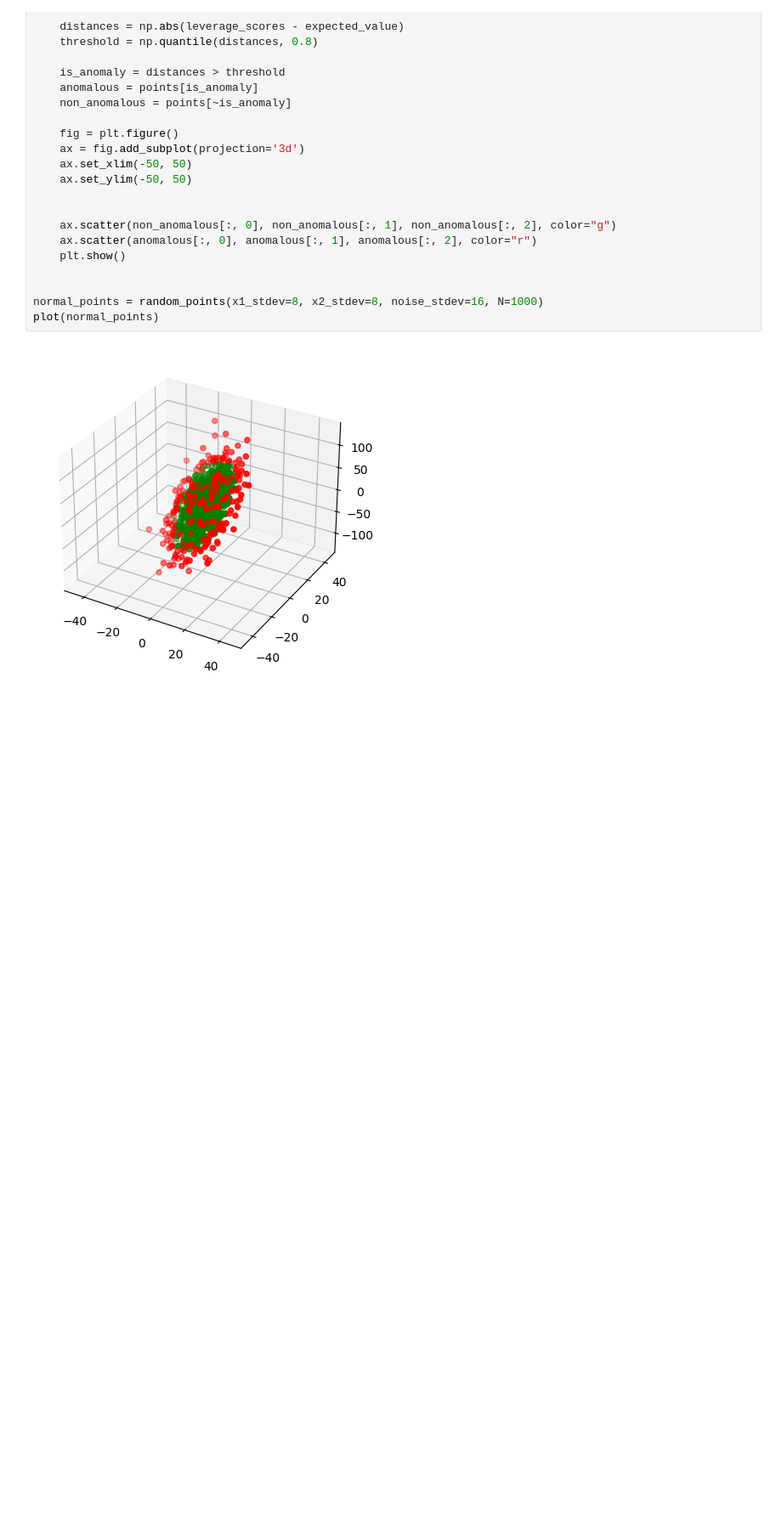
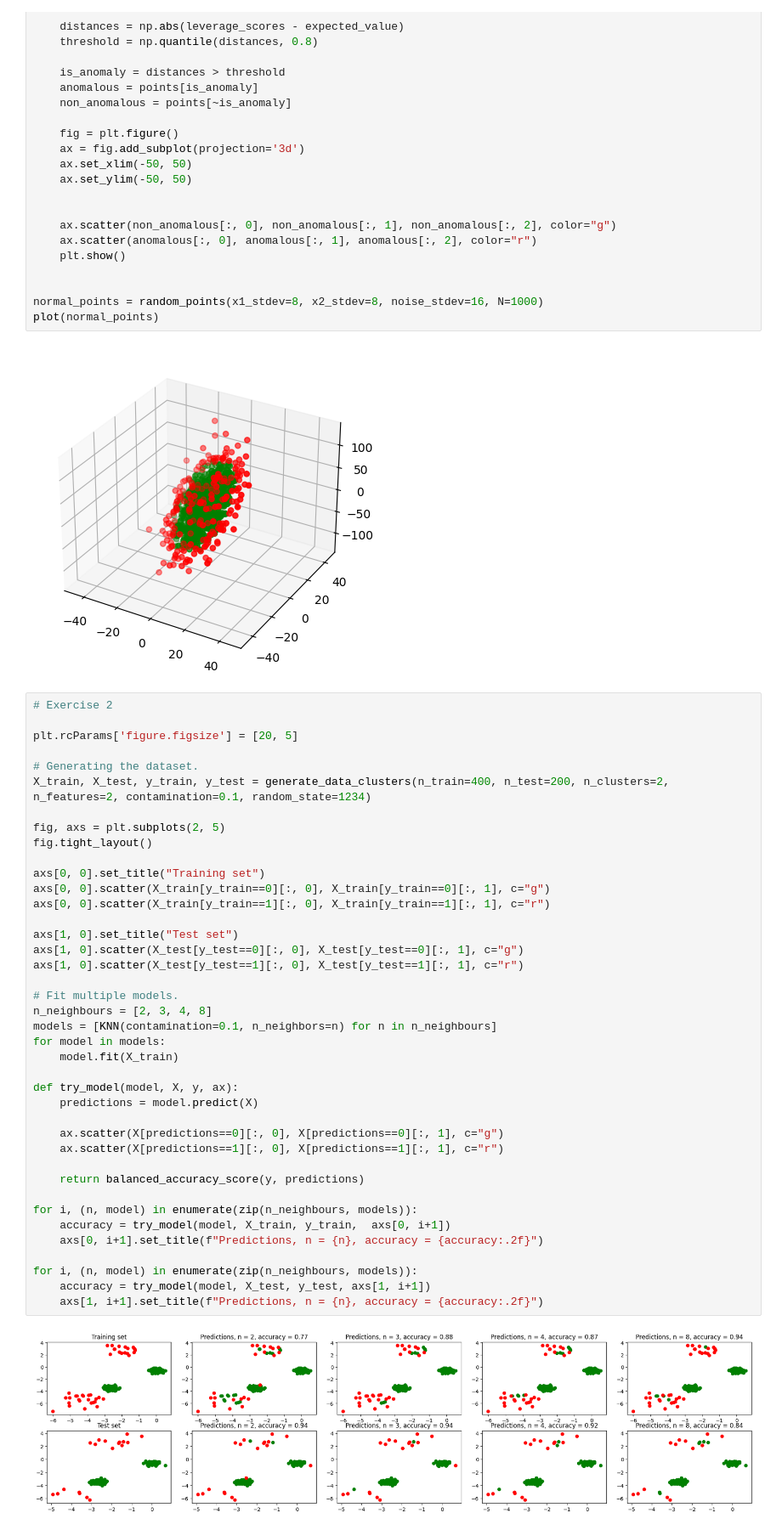
Before and after one commit to visanalexandru/AnomalyDetection, a Jupyter notebook: lab2/lab2.ipynb, the cells around one changed output. Shown at 85% size. Drawn from its saved outputs; the diff is of its cells as text; blank space fills up the shorter version.

```diff
--- a/lab2/lab2.ipynb
+++ b/lab2/lab2.ipynb
@@ -109,3 +112,45 @@ normal_points = random_points(x1_stdev=8, x2_stdev=8, noise_stdev=16, N=1000)
 plot(normal_points)
 # %% [output]
 [figure]
+# %%
+# Exercise 2
+
+plt.rcParams['figure.figsize'] = [20, 5]
+
+# Generating the dataset.
+X_train, X_test, y_train, y_test = generate_data_clusters(n_train=400, n_test=200, n_clusters=2, n_features=2, contamination=0.1, random_state=1234)
+
+fig, axs = plt.subplots(2, 5)
+fig.tight_layout()
+
+axs[0, 0].set_title("Training set")
+axs[0, 0].scatter(X_train[y_train==0][:, 0], X_train[y_train==0][:, 1], c="g")
+axs[0, 0].scatter(X_train[y_train==1][:, 0], X_train[y_train==1][:, 1], c="r")
+
+axs[1, 0].set_title("Test set")
+axs[1, 0].scatter(X_test[y_test==0][:, 0], X_test[y_test==0][:, 1], c="g")
+axs[1, 0].scatter(X_test[y_test==1][:, 0], X_test[y_test==1][:, 1], c="r")
+
+# Fit multiple models.
+n_neighbours = [2, 3, 4, 8]
+models = [KNN(contamination=0.1, n_neighbors=n) for n in n_neighbours]
+for model in models:
+    model.fit(X_train)
+
+def try_model(model, X, y, ax):
+    predictions = model.predict(X)
+
+    ax.scatter(X[predictions==0][:, 0], X[predictions==0][:, 1], c="g")
+    ax.scatter(X[predictions==1][:, 0], X[predictions==1][:, 1], c="r")
+
+    return balanced_accuracy_score(y, predictions)
+
+for i, (n, model) in enumerate(zip(n_neighbours, models)):
+    accuracy = try_model(model, X_train, y_train,  axs[0, i+1])
+    axs[0, i+1].set_title(f"Predictions, n = {n}, accuracy = {accuracy:.2f}")
+
+for i, (n, model) in enumerate(zip(n_neighbours, models)):
+    accuracy = try_model(model, X_test, y_test, axs[1, i+1])
+    axs[1, i+1].set_title(f"Predictions, n = {n}, accuracy = {accuracy:.2f}")
+# %% [output]
+[figure, added]
```
Also changed, not shown: parts of 1 cell of this notebook.
